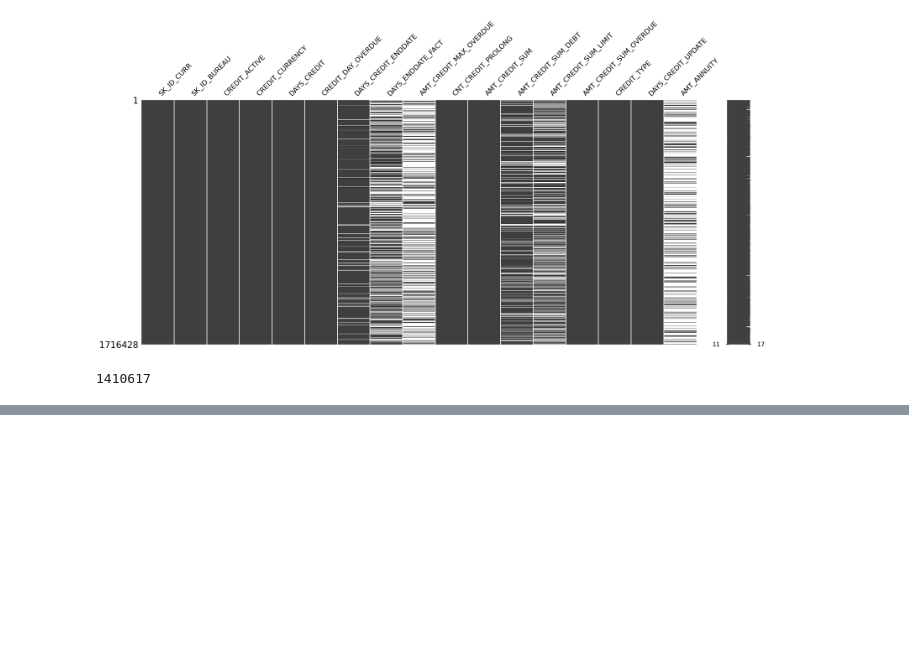
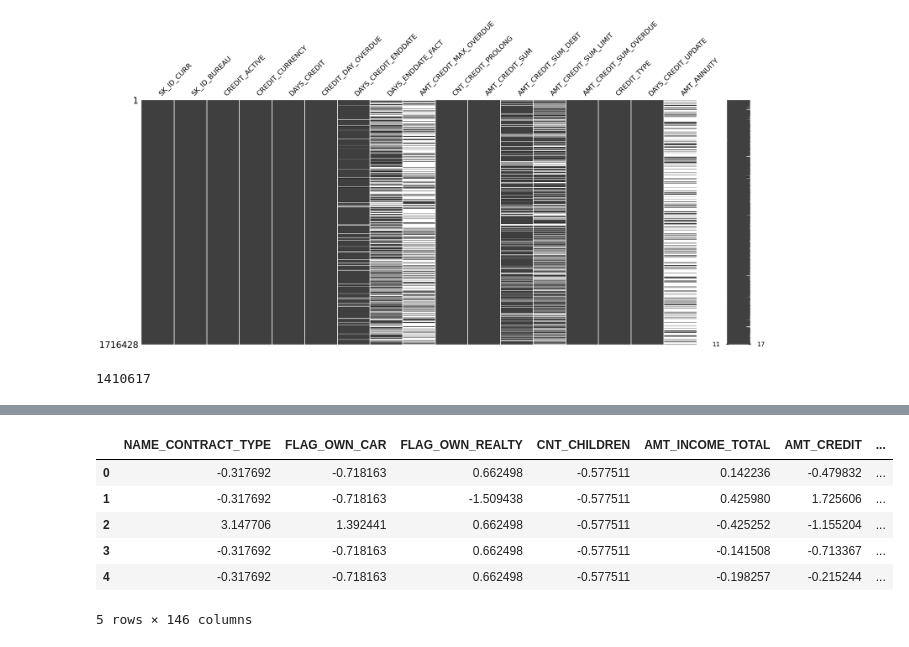
Before and after one commit to ASAKHRI/projetE1, a Jupyter notebook: import.ipynb, the cells around one changed output, grey strips where cells are left out. Cells and saved outputs as stored; diff of their text form; code cells hidden in the pictures; blank space fills up the shorter version.

```diff
--- a/import.ipynb
+++ b/import.ipynb
@@ -121,0 +279,10 @@ msno.matrix(previous_application)
+# %%
+X = df_processed.drop(['TARGET','SK_ID_CURR'], axis=1)
+y = df_processed[['TARGET']].astype('str')
+# %%
+# Label Encoder pour les colonnes catégorielles avec 2 uniques
+label_encoders = {}
+for col in X.columns:
+    if X[col].dtype == 'object' and X[col].nunique() == 2:
+        label_encoders[col] = LabelEncoder()
+        X[col] = label_encoders[col].fit_transform(X[col])
@@ -121,0 +294,20 @@ msno.matrix(previous_application)
+# %%
+# One-Hot Encoding pour les colonnes catégorielles avec plus de 2 uniques
+for col in X.columns:
+    if X[col].dtype == 'object' and X[col].nunique() > 2:
+        X = pd.get_dummies(X, columns=[col], drop_first=True)
+# %%
+# StandardScaler pour les colonnes numériques
+scaler = StandardScaler()
+numerical_cols = X.select_dtypes(include=['int', 'float']).columns
+X[numerical_cols] = scaler.fit_transform(X[numerical_cols])
+# %%
+X.head()
+# %% [output]
+|  | NAME_CONTRACT_TYPE | FLAG_OWN_CAR | FLAG_OWN_REALTY | CNT_CHILDREN | AMT_INCOME_TOTAL | AMT_CREDIT | ... |
+| 0 | -0.317692 | -0.718163 | 0.662498 | -0.577511 | 0.142236 | -0.479832 | ... |
+| 1 | -0.317692 | -0.718163 | -1.509438 | -0.577511 | 0.425980 | 1.725606 | ... |
+| 2 | 3.147706 | 1.392441 | 0.662498 | -0.577511 | -0.425252 | -1.155204 | ... |
+| 3 | -0.317692 | -0.718163 | 0.662498 | -0.577511 | -0.141508 | -0.713367 | ... |
+| 4 | -0.317692 | -0.718163 | 0.662498 | -0.577511 | -0.198257 | -0.215244 | ... |
+5 rows × 146 columns
```
Also changed, not shown: parts of 39 cells of this notebook, 1 other file.
